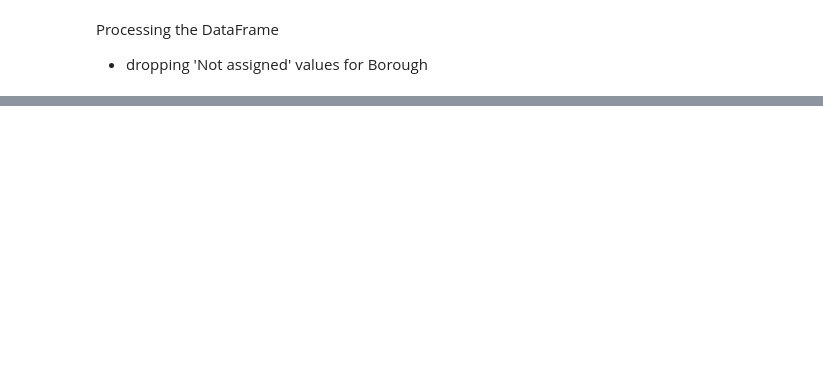
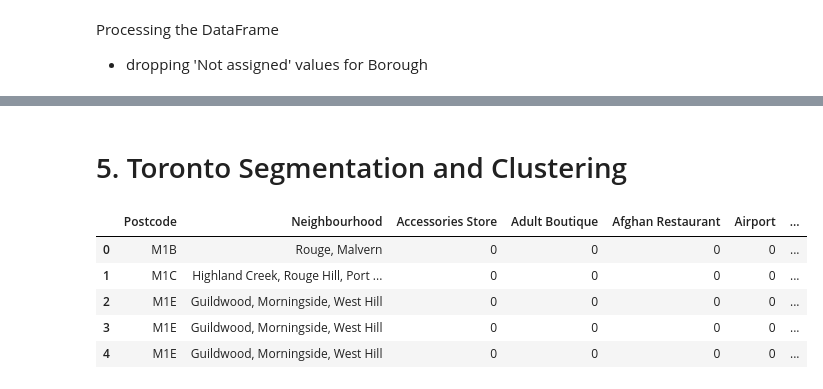
Before and after one commit to calinateodor/ibm-datascience-certificate, a Jupyter notebook: Segmenting and Clustering Toronto Neighborhoods.ipynb, the cells around one changed output, grey strips where cells are left out. Cells and saved outputs as stored; diff of their text form; code cells hidden in the pictures; blank space fills up the shorter version.

```diff
--- a/Segmenting and Clustering Toronto Neighborhoods.ipynb
+++ b/Segmenting and Clustering Toronto Neighborhoods.ipynb
@@ -149,0 +236,21 @@ Name: Postcode, dtype: object>
+# %% [markdown]
+# 5. Toronto Segmentation and Clustering
+# %%
+# one hot encoding
+toronto_dummies = pd.get_dummies(toronto_venues[['Venue Category']], prefix="", prefix_sep="")
+# add neighborhood column back to dataframe
+toronto_dummies['Neighbourhood'] = toronto_venues['Neighborhood']
+toronto_dummies['Postcode'] = toronto_venues['Postcode']
+
+# move neighborhood column to the first column
+fixed_columns = [toronto_dummies.columns[-1]] + [toronto_dummies.columns[-2]] + list(toronto_dummies.columns[:-2])
+toronto_dummies = toronto_dummies[fixed_columns]
+
+toronto_dummies.head()
+# %% [output]
+|  | Postcode | Neighbourhood | Accessories Store | Adult Boutique | Afghan Restaurant | Airport | ... |
+| 0 | M1B | Rouge, Malvern | 0 | 0 | 0 | 0 | ... |
+| 1 | M1C | Highland Creek, Rouge Hill, Port ... | 0 | 0 | 0 | 0 | ... |
+| 2 | M1E | Guildwood, Morningside, West Hill | 0 | 0 | 0 | 0 | ... |
+| 3 | M1E | Guildwood, Morningside, West Hill | 0 | 0 | 0 | 0 | ... |
+| 4 | M1E | Guildwood, Morningside, West Hill | 0 | 0 | 0 | 0 | ... |
```
Also changed, not shown: parts of 26 cells of this notebook.
